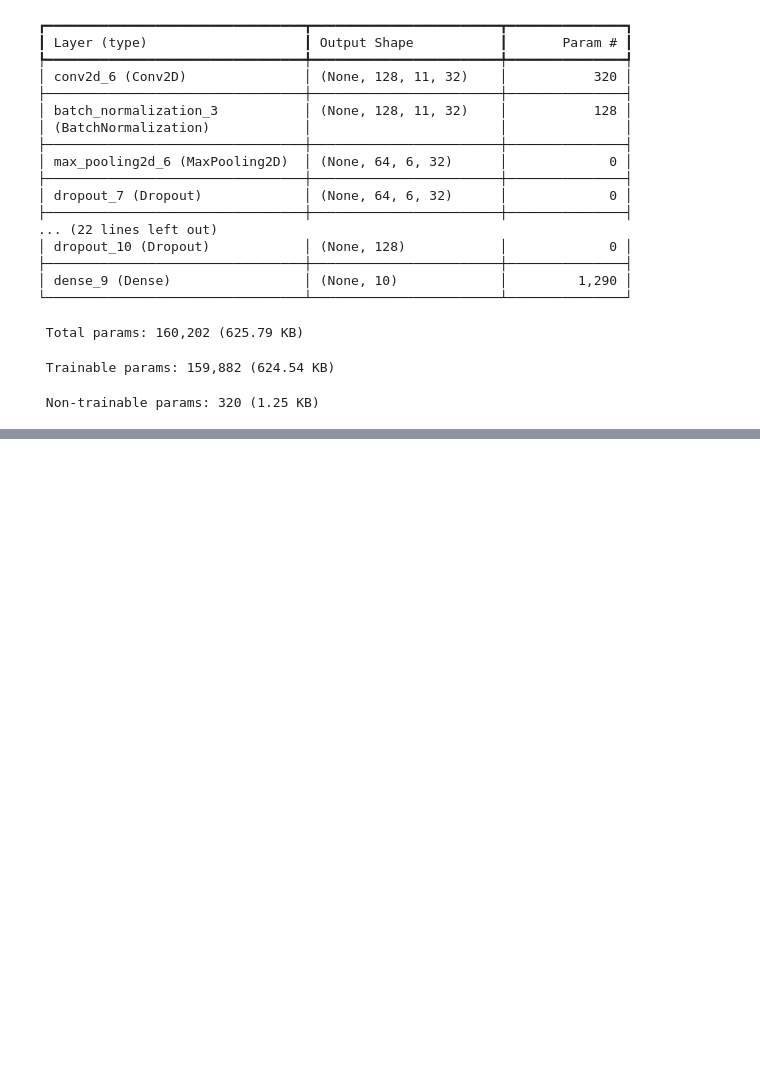
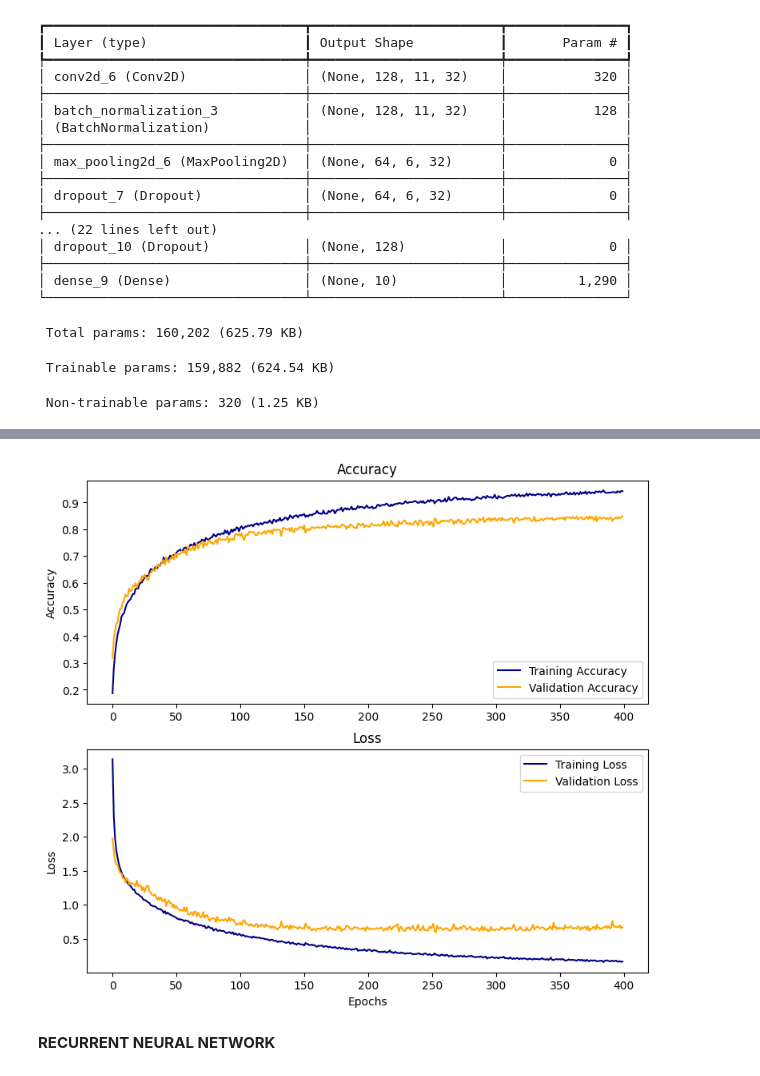
Before and after one commit to JatinR2/Music-Genre-Prediction-ML, a Jupyter notebook: modelling.ipynb, the cells around one changed output, grey strips where cells are left out. Drawn from its saved outputs; the diff is of its cells as text; code cells hidden in the pictures; blank space fills up the shorter version.

```diff
--- a/modelling.ipynb
+++ b/modelling.ipynb
@@ -514,3 +538,8 @@ hist_cnn3 = model_cnn3.fit(
     verbose=1
 #     callbacks=[es_cnn]
 )
+# %%
+from tensorflow.keras.models import load_model
+model_cnn3 = load_model('model_cnn3.h5')
+with open('hist_cnn3.pkl', 'rb') as f:
+    hist_cnn3 = pickle.load(f)
@@ -516,0 +556,6 @@ hist_cnn3 = model_cnn3.fit(
+# %%
+plot_history2(hist_cnn3)
+# %% [output]
+[figure, added]
+# %% [markdown]
+**RECURRENT NEURAL NETWORK**
```
Also changed, not shown: parts of 27 cells of this notebook, 10 other files.
